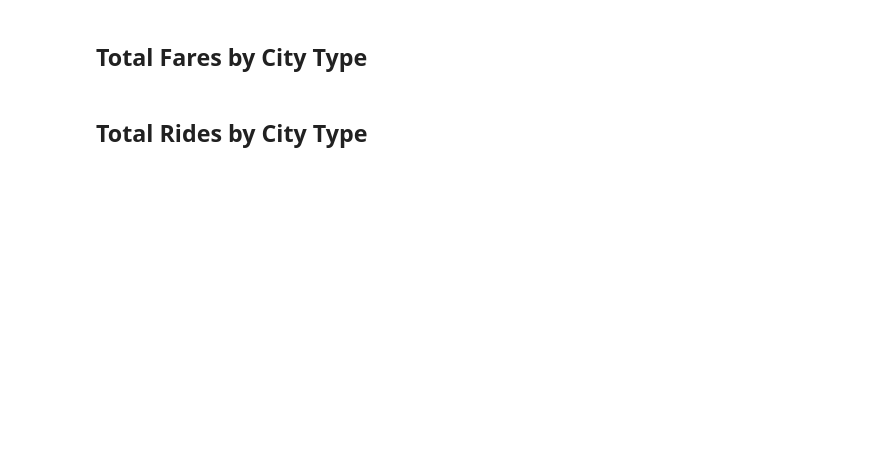
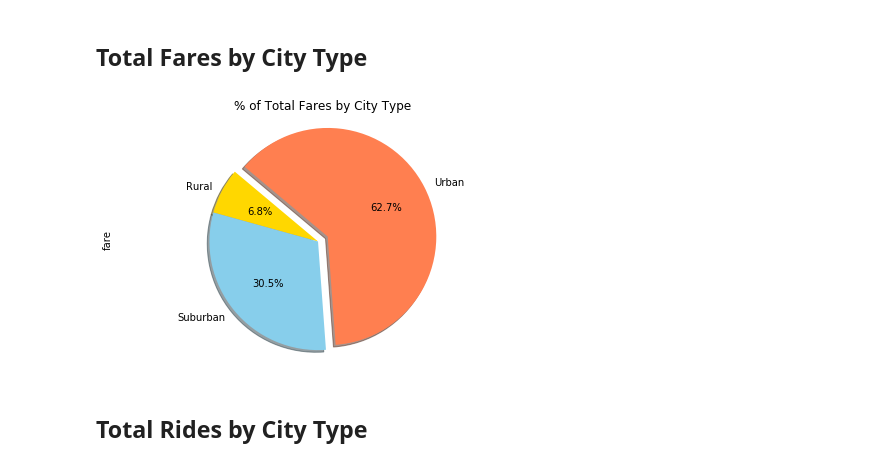
Before and after one commit to SMC380013/Matplotlib_Project, a Jupyter notebook: Pyber/Pyber_Matplotlib project.ipynb, the cells around one changed output. Saved outputs shown, nothing was run; the diff lists cells and outputs as text; code cells hidden in the pictures; blank space fills up the shorter version.

```diff
--- a/Pyber/Pyber_Matplotlib project.ipynb
+++ b/Pyber/Pyber_Matplotlib project.ipynb
@@ -143,3 +153,28 @@ plt.show()
+# %%
+# Calculate Type Percents
+total_fare_by_type = combined_data.groupby("type").sum()["fare"]
+total_fare_by_type.head()
+
+total_fare= combined_data.sum()["fare"]
+total_fare
+
+fare_type_percent= total_fare_by_type/total_fare *100
+fare_type_percent
+
+colors=["Gold", "SkyBlue", "Coral"]
+explode = (0, 0, 0.1)
+
+
+# Build Pie Chart
+fare_pie = fare_type_percent.plot(kind="pie", explode=explode, colors=colors, autopct="%1.1f%%", shadow=True, startangle=140,
+                                  title=("% of Total Fares by City Type"))
+plt.tight_layout()
+plt.axis("equal")
+
+# Save Figure
+plt.savefig("../Images/Pybertotfarebytype.png")
+# %% [output]
+[figure, added]
 # %%
 # Show Figure
 plt.show()
```
Also changed, not shown: parts of 12 cells of this notebook, 3 other files.
